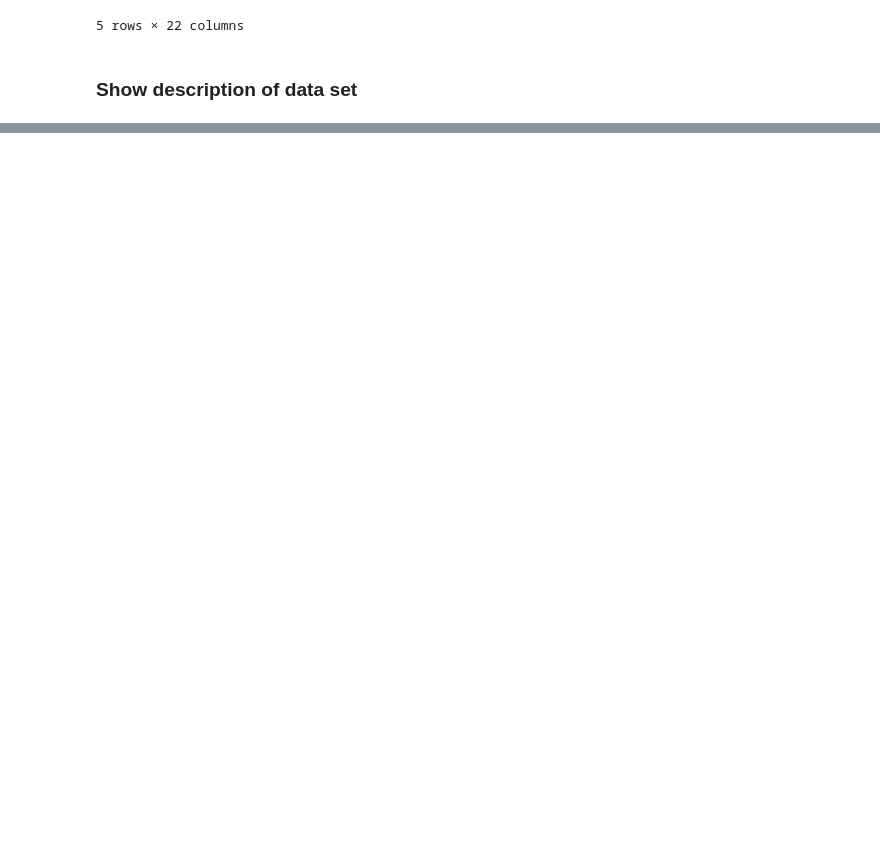
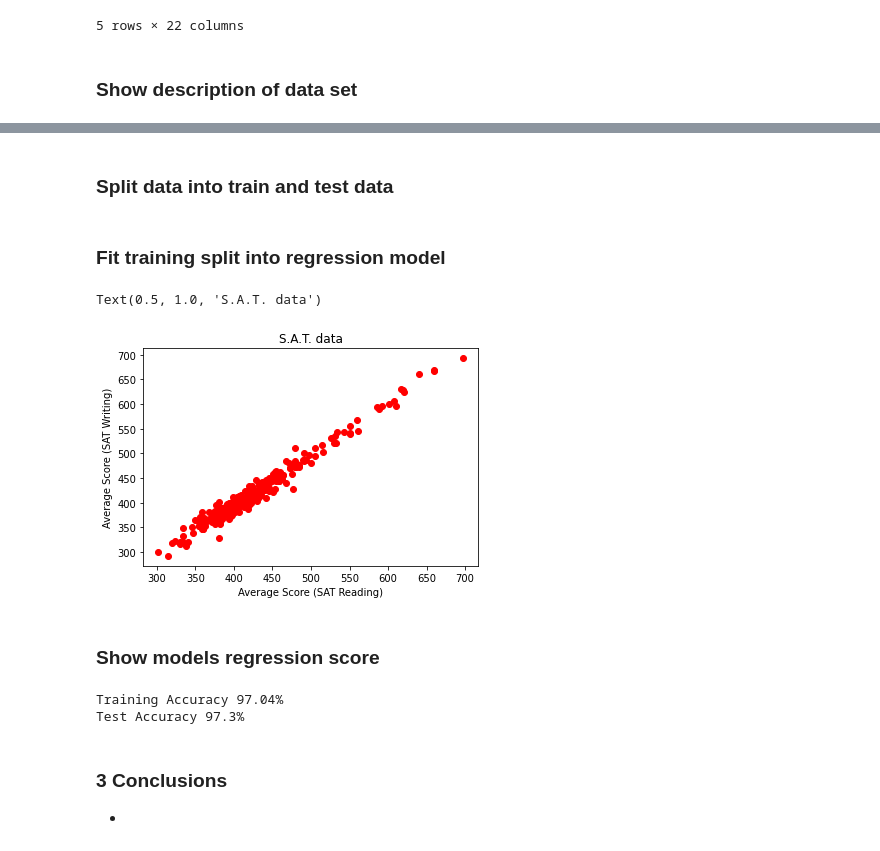
Before and after one commit to mhendricks96/linear-regression, a Jupyter notebook: regression.ipynb, the cells around one changed output, grey strips where cells are left out. Saved outputs shown, nothing was run; the diff lists cells and outputs as text; code cells hidden in the pictures; blank space fills up the shorter version.

```diff
--- a/regression.ipynb
+++ b/regression.ipynb
@@ -73,0 +67,5 @@ df[['Zip Code']].head(20)
+# %%
+X = df['Average Score (SAT Reading)'].values
+y = df['Average Score (SAT Writing)'].values
+
+y2 = df['Average Score (SAT Math)'].values
@@ -73,0 +95,18 @@ df[['Zip Code']].head(20)
+# %%
+X = X.reshape(-1,1)
+#X
+# %% [markdown]
+### Split data into train and test data
+# %%
+# splitting data into 2 seperate groups. training and testing
+x_train, x_test, y_train, y_test = train_test_split(X, y, train_size=.8, test_size=.2, random_state=100)
+# %% [markdown]
+### Fit training split into regression model
+# %%
+plt.scatter(x_train, y_train, color='red')
+plt.xlabel('Average Score (SAT Reading)')
+plt.ylabel('Average Score (SAT Writing)')
+plt.title('S.A.T. data')
+# %% [output]
+Text(0.5, 1.0, 'S.A.T. data')
+[figure, added]
@@ -73,0 +117,12 @@ df[['Zip Code']].head(20)
+# %% [markdown]
+### Show models regression score
+# %%
+print(f'Training Accuracy {round(lm.score(x_train, y_train) * 100,2)}%')
+print(f'Test Accuracy {round(lm.score(x_test, y_test) * 100,2)}%')
+# %% [output]
+Training Accuracy 97.04%
+Test Accuracy 97.3%
+# %% [markdown]
+### 3 Conclusions
+
+-
```
Also changed, not shown: parts of 11 cells of this notebook.
